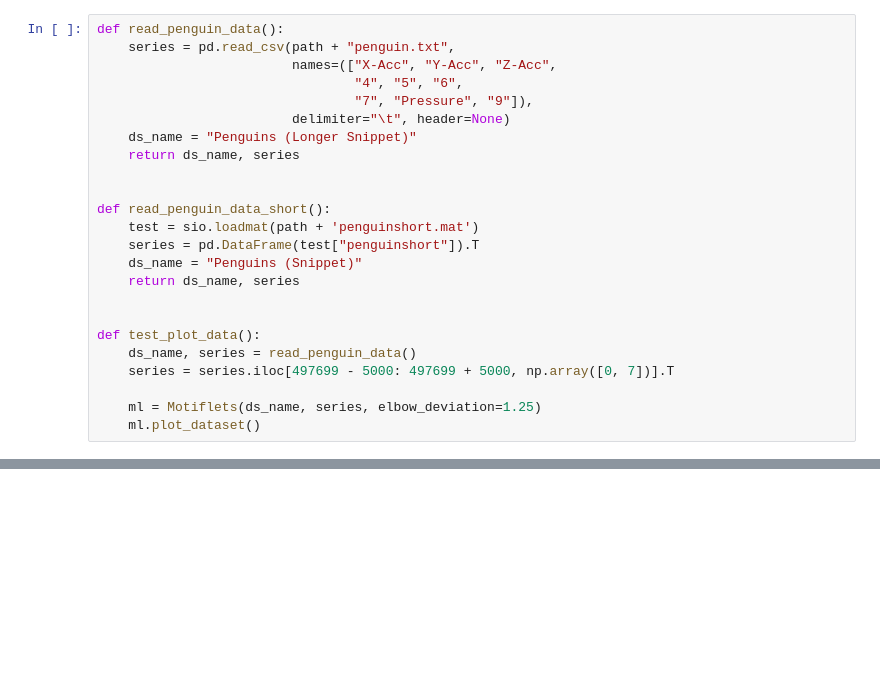
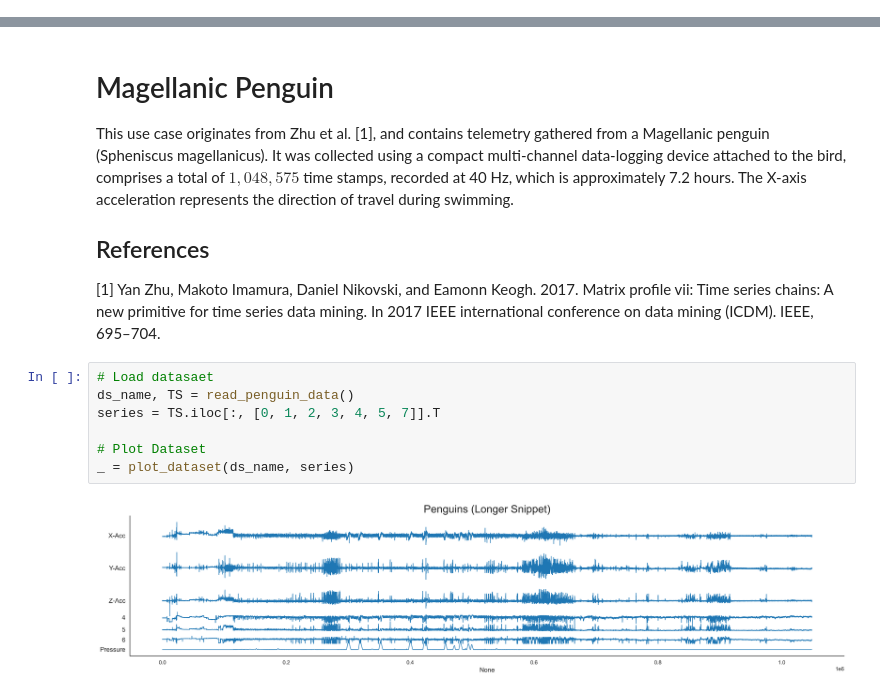
Before and after one commit to patrickzib/leitmotifs, a Jupyter notebook: notebooks/use_cases_multivariate.ipynb, the cells around one changed output, grey strips where cells are left out. Saved outputs shown, nothing was run; the diff lists cells and outputs as text; blank space fills up the shorter version.

```diff
--- a/notebooks/use_cases_multivariate.ipynb
+++ b/notebooks/use_cases_multivariate.ipynb
@@ -25,24 +26,0 @@ path = "../../motiflets_use_cases/chains/"
-# %%
-def read_penguin_data():
-    series = pd.read_csv(path + "penguin.txt",
-                         names=(["X-Acc", "Y-Acc", "Z-Acc",
-                                 "4", "5", "6",
-                                 "7", "Pressure", "9"]),
-                         delimiter="\t", header=None)
-    ds_name = "Penguins (Longer Snippet)"
-    return ds_name, series
-
-
-def read_penguin_data_short():
-    test = sio.loadmat(path + 'penguinshort.mat')
-    series = pd.DataFrame(test["penguinshort"]).T
-    ds_name = "Penguins (Snippet)"
-    return ds_name, series
-
-
-def test_plot_data():
-    ds_name, series = read_penguin_data()
-    series = series.iloc[497699 - 5000: 497699 + 5000, np.array([0, 7])].T
-
-    ml = Motiflets(ds_name, series, elbow_deviation=1.25)
-    ml.plot_dataset()
@@ -104,0 +78,17 @@ def show_elbows(k=ml.elbow_points[-1]):
+# %% [markdown]
+# Magellanic Penguin
+
+This use case originates from Zhu et al. [1], and contains telemetry gathered from a Magellanic penguin (Spheniscus magellanicus). It was collected using a compact multi-channel data-logging device attached to the bird, comprises a total of $1,048,575$ time stamps, recorded at 40 Hz, which is approximately 7.2 hours. The X-axis acceleration represents the direction of travel during swimming.
+
+## References
+
+[1] Yan Zhu, Makoto Imamura, Daniel Nikovski, and Eamonn Keogh. 2017. Matrix profile vii: Time series chains: A new primitive for time series data mining. In 2017 IEEE international conference on data mining (ICDM). IEEE, 695–704.
+# %%
+# Load datasaet
+ds_name, TS = read_penguin_data()
+series = TS.iloc[:, [0, 1, 2, 3, 4, 5, 7]].T
+
+# Plot Dataset
+_ = plot_dataset(ds_name, series)
+# %% [output]
+[figure, added]
```
Also changed, not shown: parts of 11 cells of this notebook, 4 other files.
